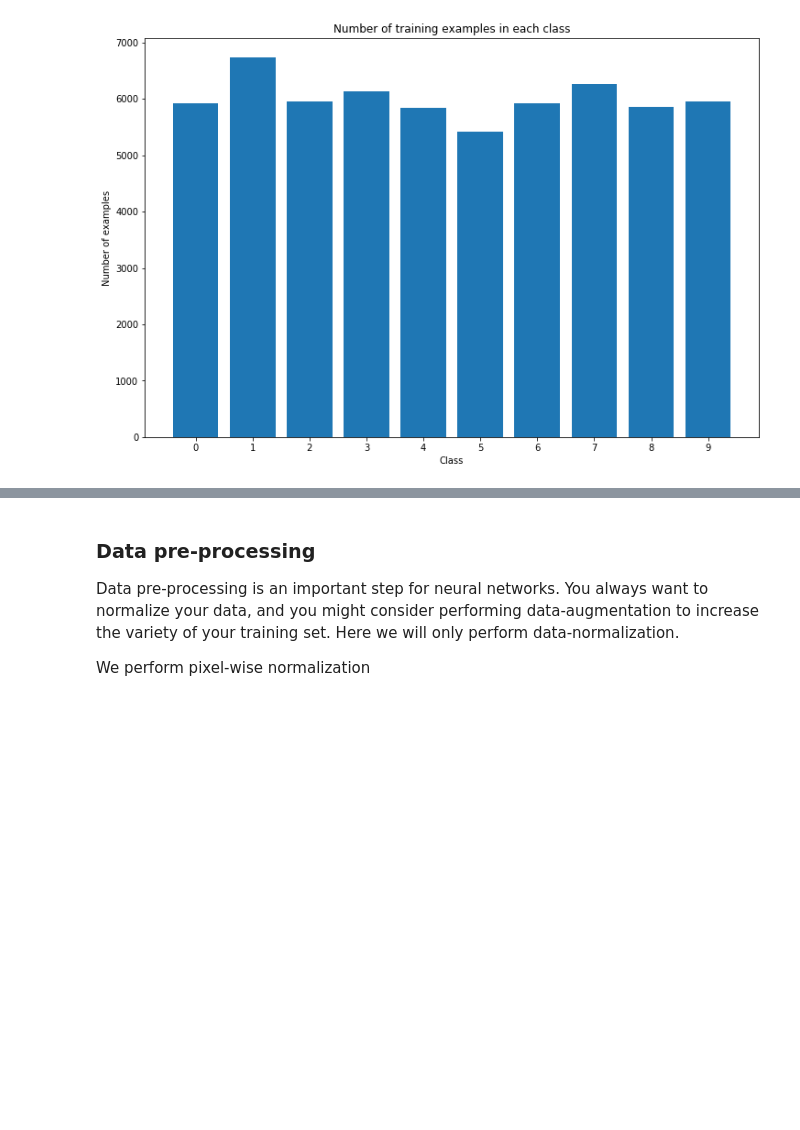
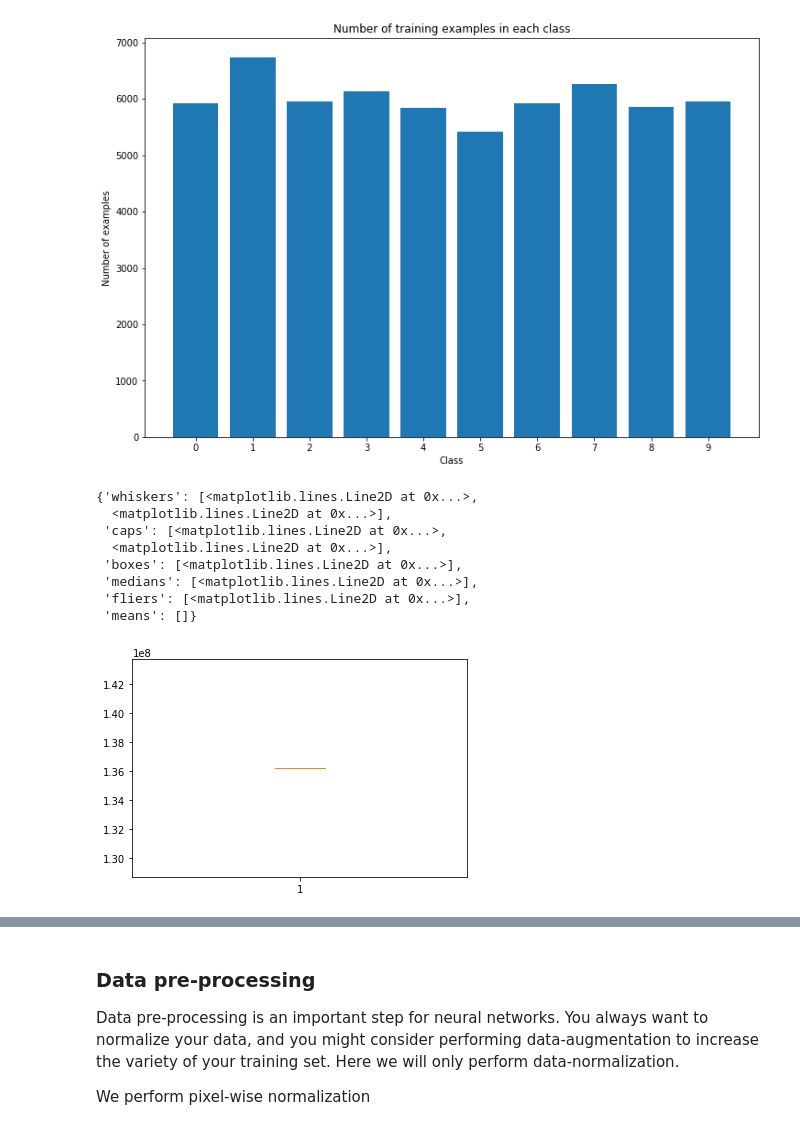
Before and after one commit to balazsorban44/TDT4195, a Jupyter notebook: Assignment_4/Keras_example.ipynb, the cells around one changed output, grey strips where cells are left out. Saved outputs shown, nothing was run; the diff lists cells and outputs as text; code cells hidden in the pictures; blank space fills up the shorter version.

```diff
--- a/Assignment_4/Keras_example.ipynb
+++ b/Assignment_4/Keras_example.ipynb
@@ -62,5 +64,26 @@ plt.bar(x, y)
 # %% [output]
 <BarContainer object of 10 artists>
 [figure]
+# %%
+zero_labels = np.where(Y_train == 0)
+
+zeros = X_train[zero_labels]
+
+zeros_pixels = np.array(zeros.flatten())
+
+for i in range(0,len(zeros_pixels)-1):
+    dist = dist + [np.linalg.norm(zeros_pixels[i]- zeros_pixels[i+1])]
+
+plt.boxplot(dist)
+# %% [output]
+{'whiskers': [<matplotlib.lines.Line2D at 0x...>,
+  <matplotlib.lines.Line2D at 0x...>],
+ 'caps': [<matplotlib.lines.Line2D at 0x...>,
+  <matplotlib.lines.Line2D at 0x...>],
+ 'boxes': [<matplotlib.lines.Line2D at 0x...>],
+ 'medians': [<matplotlib.lines.Line2D at 0x...>],
+ 'fliers': [<matplotlib.lines.Line2D at 0x...>],
+ 'means': []}
+[figure, added]
 # %%
 my_means =[]
```
Also changed, not shown: parts of 2 cells of this notebook, 1 other file.
